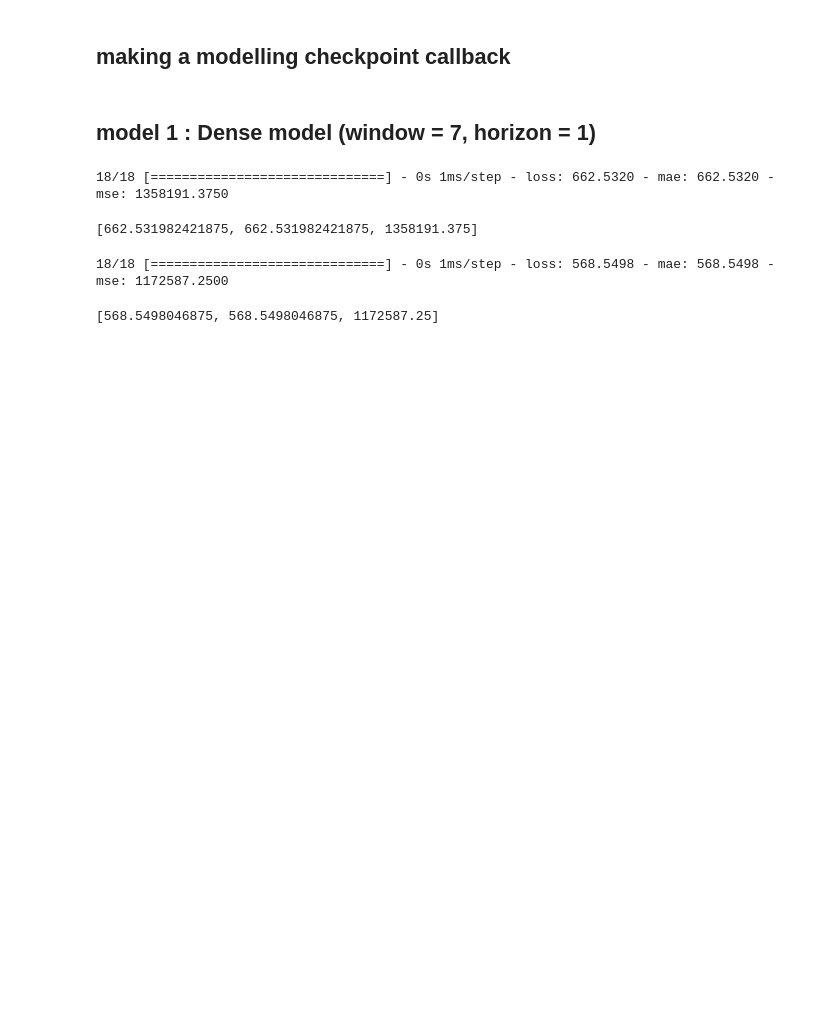
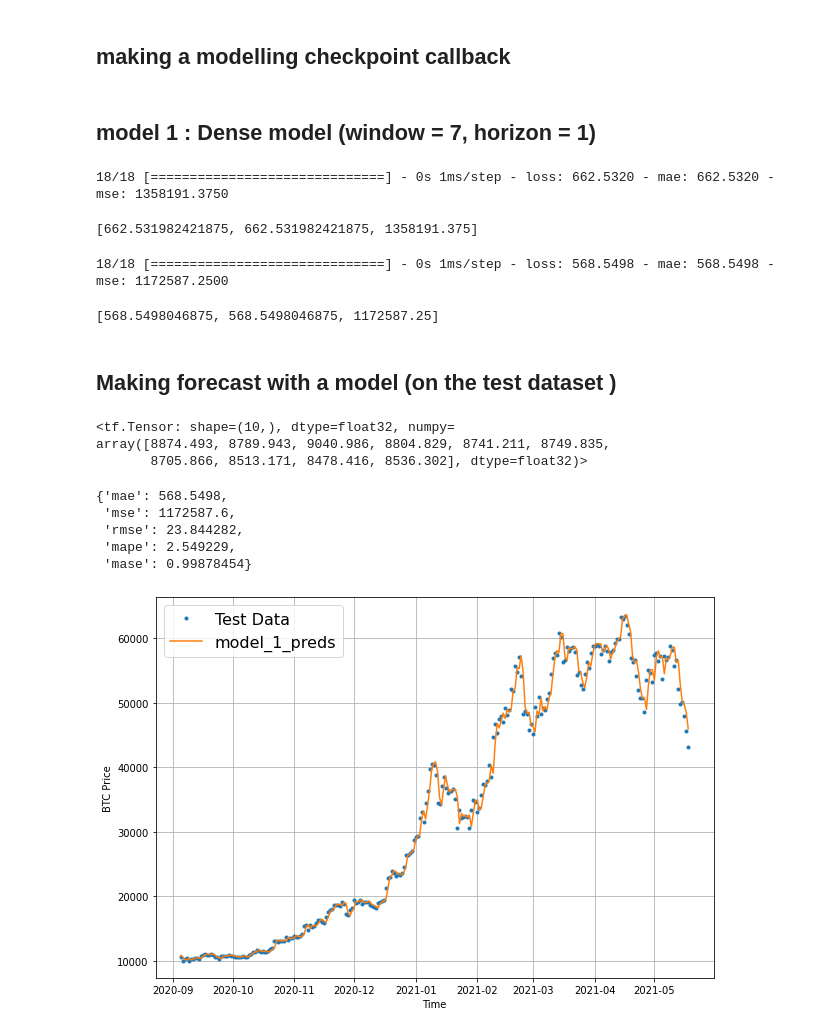
Before and after one commit to subodh2708/deep-learning---tensorflow-2.0, a Jupyter notebook: 10_time_series_forecasting_with_tensorflow.ipynb, the cells around one changed output. Drawn from its saved outputs; the diff is of its cells as text; code cells hidden in the pictures; blank space fills up the shorter version.

Commit message:
did evaluation and visualisation

```diff
--- a/10_time_series_forecasting_with_tensorflow.ipynb
+++ b/10_time_series_forecasting_with_tensorflow.ipynb
@@ -338,3 +338,17 @@ model_1.evaluate(test_windows, test_labels)
 # %% [output]
 18/18 [==============================] - 0s 1ms/step - loss: 568.5498 - mae: 568.5498 - mse: 1172587.2500
 [568.5498046875, 568.5498046875, 1172587.25]
+# %% [markdown]
+## Making forecast with a model (on the test dataset )
+# %%
+def make_preds(model, input_data):
+
+  forecast = model.predict(input_data)
+  return tf.squeeze(forecast)
+# %%
+model_1_preds = make_preds(model_1, test_windows)
+model_1_preds[:10]
+# %% [output]
+<tf.Tensor: shape=(10,), dtype=float32, numpy=
+array([8874.493, 8789.943, 9040.986, 8804.829, 8741.211, 8749.835,
+       8705.866, 8513.171, 8478.416, 8536.302], dtype=float32)>
@@ -340,0 +358,23 @@ model_1.evaluate(test_windows, test_labels)
+# %%
+model_1_results
+# %% [output]
+{'mae': 568.5498,
+ 'mse': 1172587.6,
+ 'rmse': 23.844282,
+ 'mape': 2.549229,
+ 'mase': 0.99878454}
+# %%
+offset = 300
+plt.figure(figsize = (10,7))
+
+plot_time_series(timesteps=X_test[-len(test_windows):],
+                 values = test_labels[:,0],
+                 start = offset, label = "Test Data")
+
+plot_time_series(timesteps=X_test[-len(test_windows):],
+                 values = model_1_preds,
+                 start = offset,
+                 format = "-",
+                 label = "model_1_preds")
+# %% [output]
+[figure, added]
```
Also changed, not shown: parts of 1 cell of this notebook.
